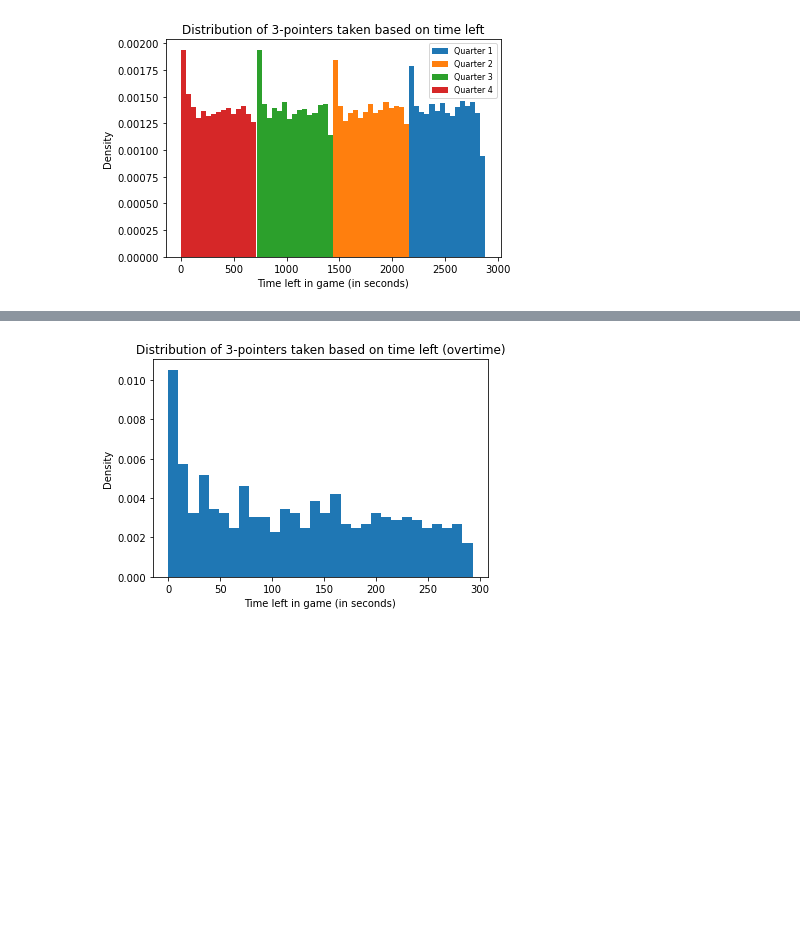
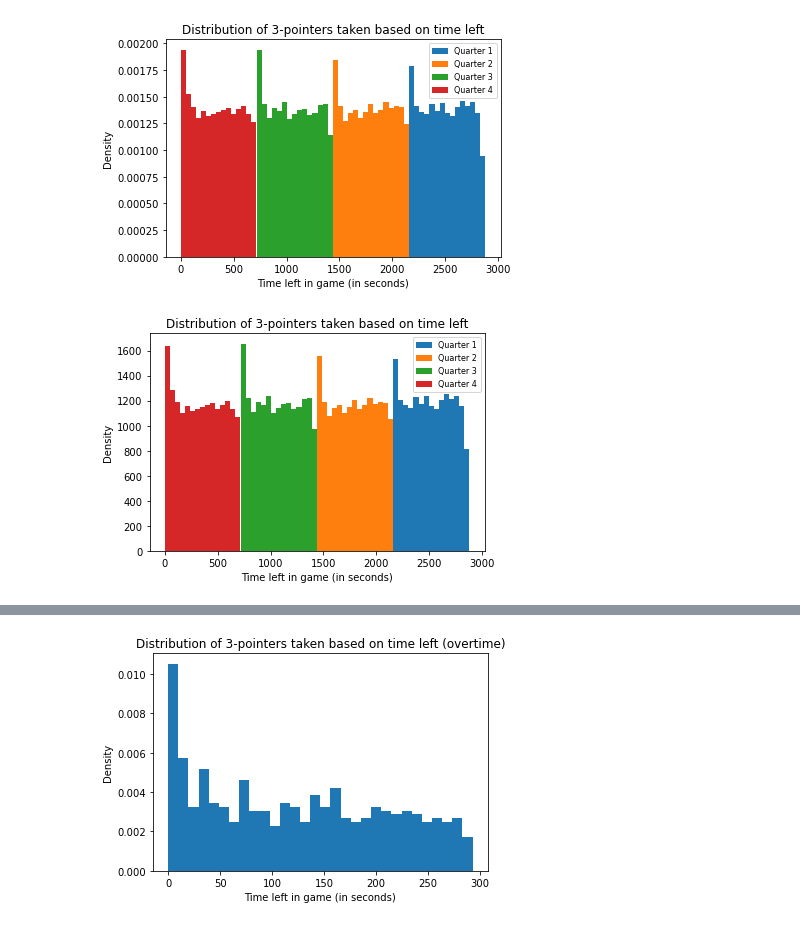
Before and after one commit to ensonsoo00/nba_shot_analysis, a Jupyter notebook: notebooks/timeleft.ipynb, the cells around one changed output, grey strips where cells are left out. Saved outputs shown, nothing was run; the diff lists cells and outputs as text; code cells hidden in the pictures; blank space fills up the shorter version.

Commit message:
add legend/labels

```diff
--- a/notebooks/timeleft.ipynb
+++ b/notebooks/timeleft.ipynb
@@ -25,3 +25,16 @@ plt.title("Distribution of 3-pointers taken based on time left")
 plt.show()
 # %% [output]
 [figure]
+# %%
+df_3point = df[(df["attempt"]=="3-pointer") & (~df["overtime"])]
+plt.hist(df_3point[df_3point["quarter"]==1]["time_remaining_game"], bins=15, label="Quarter 1")
+plt.hist(df_3point[df_3point["quarter"]==2]["time_remaining_game"], bins=15, label="Quarter 2")
+plt.hist(df_3point[df_3point["quarter"]==3]["time_remaining_game"], bins=15, label="Quarter 3")
+plt.hist(df_3point[df_3point["quarter"]==4]["time_remaining_game"], bins=15, label="Quarter 4")
+plt.legend(loc="upper right", fontsize=8)
+plt.xlabel("Time left in game (in seconds)")
+plt.ylabel("Density")
+plt.title("Distribution of 3-pointers taken based on time left")
+plt.show()
+# %% [output]
+[figure, added]
```
Also changed, not shown: parts of 1 cell of this notebook, 1 other file.
